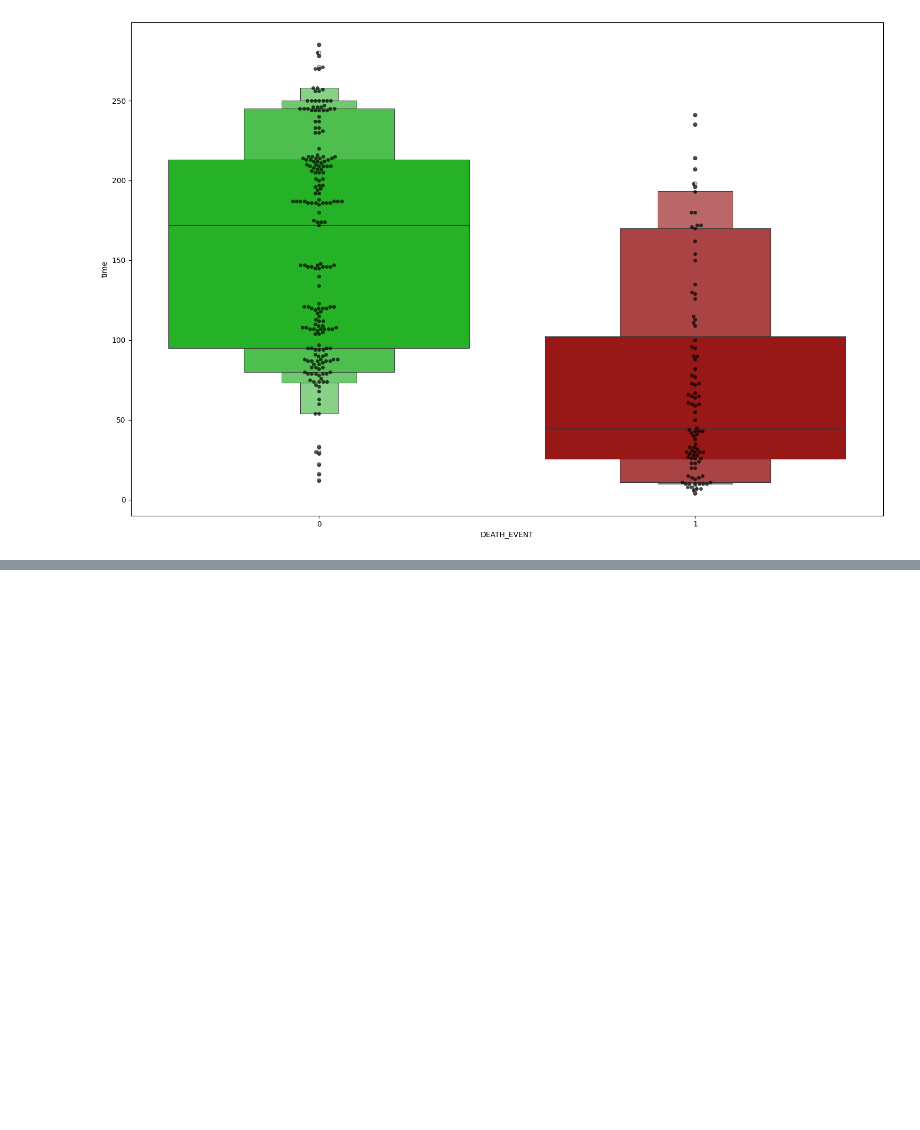
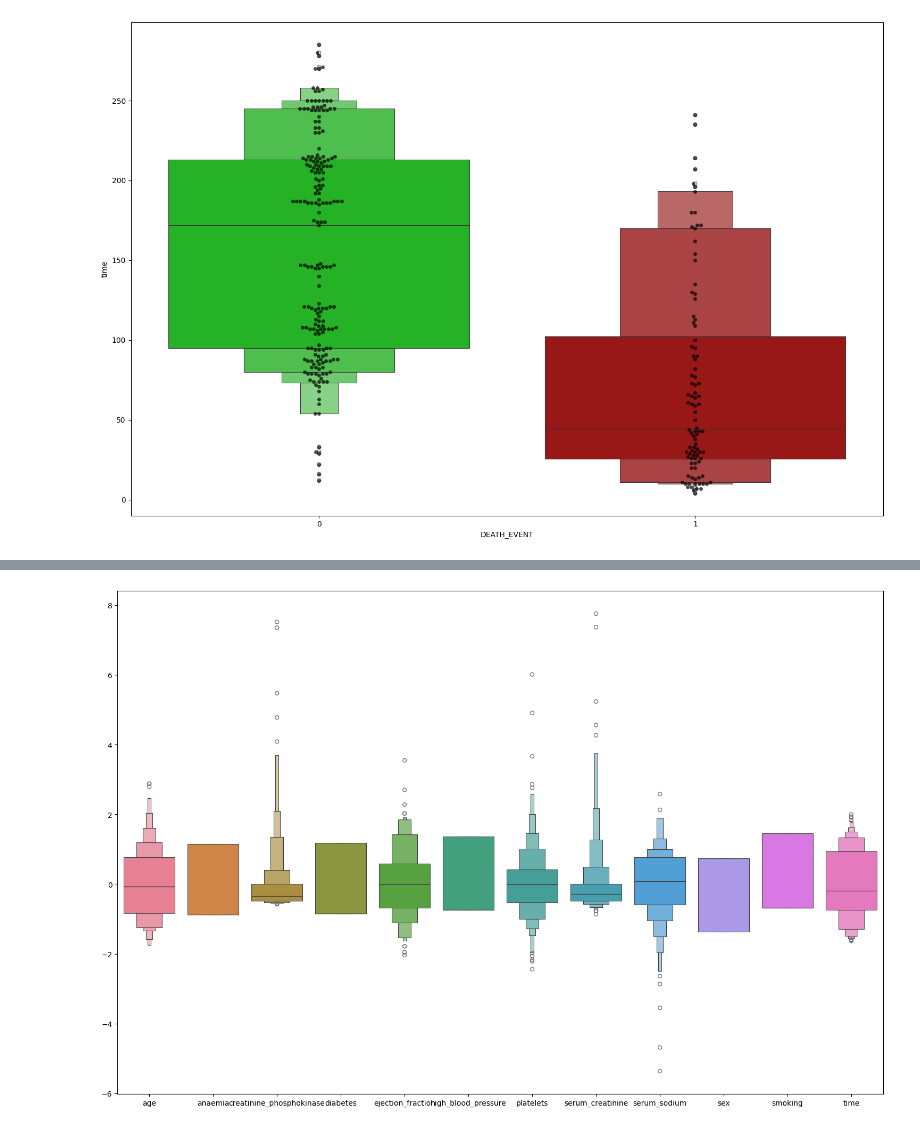
Before and after one commit to V-A-N-S-H/Predicting_Mortality_of_Heart_Failure_Patients, a Jupyter notebook: main.ipynb, the cells around one changed output, grey strips where cells are left out. Drawn from its saved outputs; the diff is of its cells as text; code cells hidden in the pictures; blank space fills up the shorter version.

Commit message:
data preprocessing

```diff
--- a/main.ipynb
+++ b/main.ipynb
@@ -126,3 +126,11 @@ Passing `palette` without assigning `hue` is deprecated and will be removed in v
 [figure]
 [figure]
 [figure]
+# %%
+X = data.drop("DEATH_EVENT", axis=1)
+Y = data["DEATH_EVENT"]
+# %%
+col_name = list(X.columns)
+scaler = StandardScaler()
+X_scaled = scaler.fit_transform(X)
+X_scaled = pd.DataFrame(X_scaled, columns=col_name)
@@ -128,0 +149,6 @@ Passing `palette` without assigning `hue` is deprecated and will be removed in v
+# %%
+plt.figure(figsize=(15, 10))
+sns.boxenplot(data=X_scaled)
+plt.tight_layout()
+# %% [output]
+[figure, added]
```
Also changed, not shown: parts of 2 cells of this notebook.
